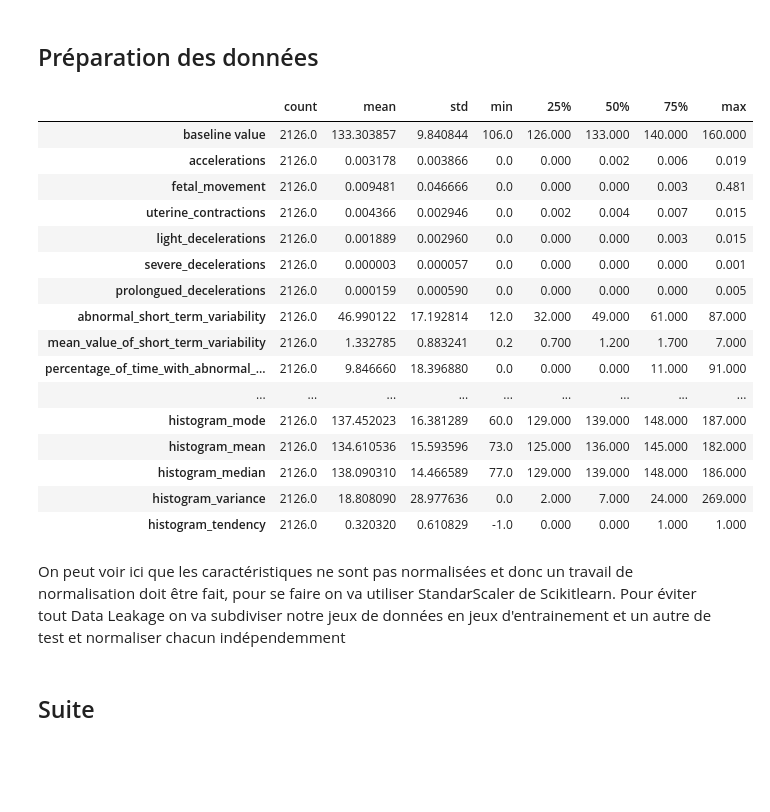
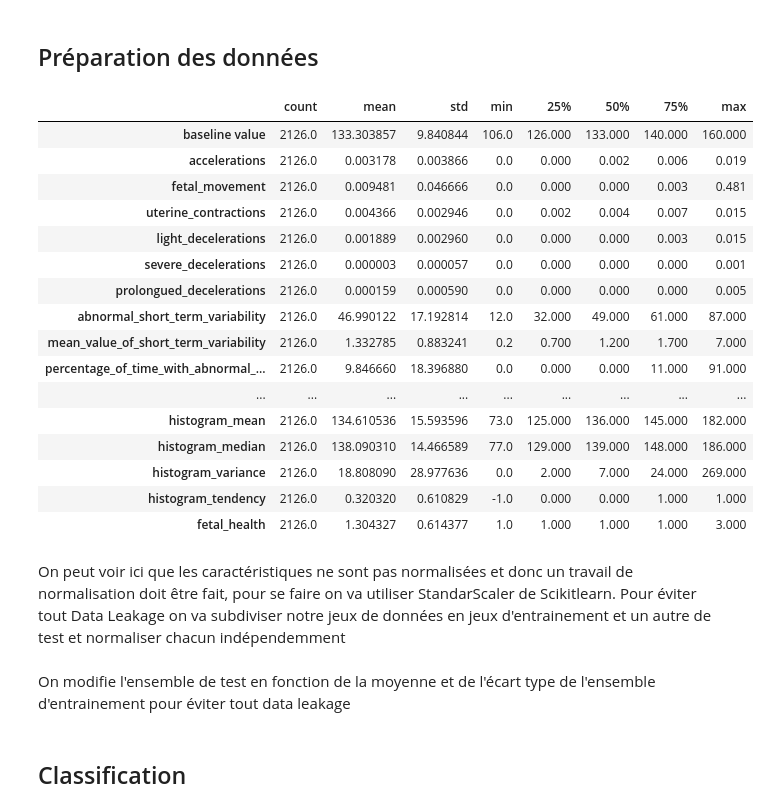
Before and after one commit to MohamedNennouche/Computer-Vision-with-Python, a Jupyter notebook: Projets complementaires/Seance3/fetal_classification.ipynb, the cells around one changed output. Drawn from its saved outputs; the diff is of its cells as text; code cells hidden in the pictures; blank space fills up the shorter version.

```diff
--- a/Projets complementaires/Seance3/fetal_classification.ipynb
+++ b/Projets complementaires/Seance3/fetal_classification.ipynb
@@ -162,24 +165,24 @@ Se basant sur ces distributions on peut déjà voir que la classification sera r
 # %% [markdown]
 ## Préparation des données
 # %%
-fetal_features.describe().T
+fetal_data.describe().T
 # %% [output]
 |  | count | mean | std | min | 25% | 50% | 75% | max |
 | baseline value | 2126.0 | 133.303857 | 9.840844 | 106.0 | 126.000 | 133.000 | 140.000 | 160.000 |
 | accelerations | 2126.0 | 0.003178 | 0.003866 | 0.0 | 0.000 | 0.002 | 0.006 | 0.019 |
 | fetal_movement | 2126.0 | 0.009481 | 0.046666 | 0.0 | 0.000 | 0.000 | 0.003 | 0.481 |
 | uterine_contractions | 2126.0 | 0.004366 | 0.002946 | 0.0 | 0.002 | 0.004 | 0.007 | 0.015 |
 | light_decelerations | 2126.0 | 0.001889 | 0.002960 | 0.0 | 0.000 | 0.000 | 0.003 | 0.015 |
 | severe_decelerations | 2126.0 | 0.000003 | 0.000057 | 0.0 | 0.000 | 0.000 | 0.000 | 0.001 |
 | prolongued_decelerations | 2126.0 | 0.000159 | 0.000590 | 0.0 | 0.000 | 0.000 | 0.000 | 0.005 |
 | abnormal_short_term_variability | 2126.0 | 46.990122 | 17.192814 | 12.0 | 32.000 | 49.000 | 61.000 | 87.000 |
 | mean_value_of_short_term_variability | 2126.0 | 1.332785 | 0.883241 | 0.2 | 0.700 | 1.200 | 1.700 | 7.000 |
 | percentage_of_time_with_abnormal_... | 2126.0 | 9.846660 | 18.396880 | 0.0 | 0.000 | 0.000 | 11.000 | 91.000 |
 | ... | ... | ... | ... | ... | ... | ... | ... | ... |
-| histogram_mode | 2126.0 | 137.452023 | 16.381289 | 60.0 | 129.000 | 139.000 | 148.000 | 187.000 |
 | histogram_mean | 2126.0 | 134.610536 | 15.593596 | 73.0 | 125.000 | 136.000 | 145.000 | 182.000 |
 | histogram_median | 2126.0 | 138.090310 | 14.466589 | 77.0 | 129.000 | 139.000 | 148.000 | 186.000 |
 | histogram_variance | 2126.0 | 18.808090 | 28.977636 | 0.0 | 2.000 | 7.000 | 24.000 | 269.000 |
 | histogram_tendency | 2126.0 | 0.320320 | 0.610829 | -1.0 | 0.000 | 0.000 | 1.000 | 1.000 |
+| fetal_health | 2126.0 | 1.304327 | 0.614377 | 1.0 | 1.000 | 1.000 | 1.000 | 3.000 |
 # %% [markdown]
 On peut voir ici que les caractéristiques ne sont pas normalisées et donc un travail de normalisation doit être fait, pour se faire on va utiliser StandarScaler de Scikitlearn. Pour éviter tout Data Leakage on va subdiviser notre jeux de données en jeux d'entrainement et un autre de test et normaliser chacun indépendemment
@@ -196,2 +194,4 @@ X_test = scaler.transform(X_test)
+# %% [markdown]
+On modifie l'ensemble de test en fonction de la moyenne et de l'écart type de l'ensemble d'entrainement pour éviter tout data leakage
 # %% [markdown]
-## Suite
+## Classification
```
Also changed, not shown: parts of 71 cells of this notebook.
